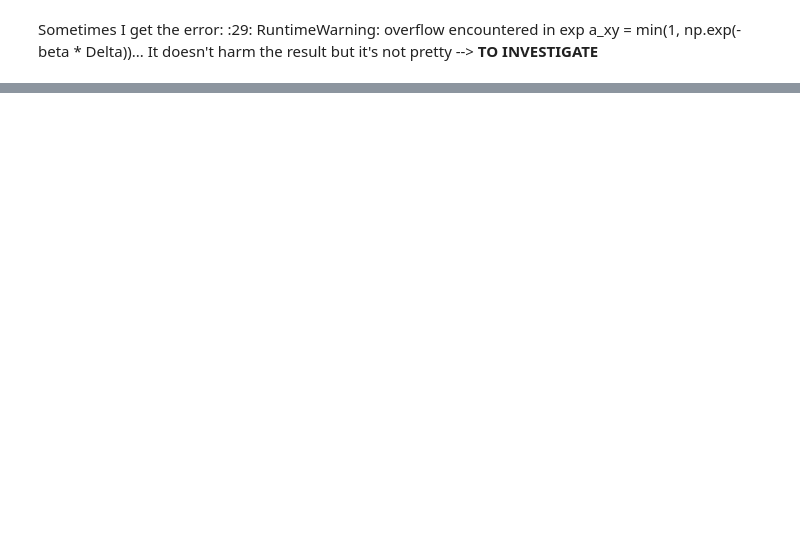
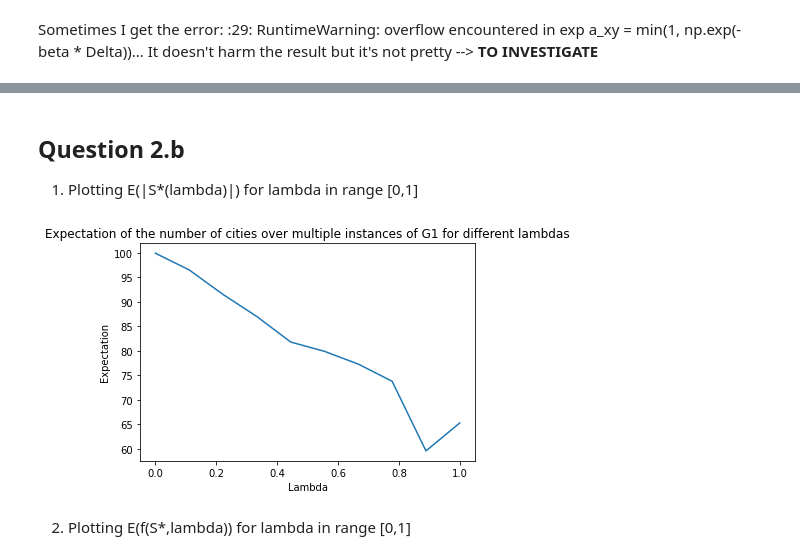
Before and after one commit to riccardocadei/Metropolis-Hastings-for-optimization, a Jupyter notebook: main.ipynb, the cells around one changed output, grey strips where cells are left out. Saved outputs shown, nothing was run; the diff lists cells and outputs as text; code cells hidden in the pictures; blank space fills up the shorter version.

```diff
--- a/main.ipynb
+++ b/main.ipynb
@@ -317,9 +325,11 @@ def forward(beta,x,params):
     #Compute Delta
     Delta = Delta_computation(beta,x,y,k,params)
 
+    if Delta < 0:
+        a_xy = 1
 
-    #Compute acceptance probability
-    a_xy = min(1, np.exp(-beta * Delta))
+    else:
+        a_xy = np.exp(-beta * Delta)
 
     #We accept the move to y with probability y and reject it with probability 1-a_xy
     move = np.random.choice([True,False],p=[a_xy, 1-a_xy])
@@ -377,3 +376,0 @@ For question 2.b.
-# %%
-def plot_b():
-    return
@@ -379,0 +494,8 @@ def plot_b():
+# %%
+def expectation_card_S(G,betas, lambda_, n_iter, n_iter_expectation):
+    list_best_S,_ = best_S(G, betas, lambda_, n_iter, n_iter_expectation)
+    E = 0
+    for elem in list_best_S:
+        E += len(elem)
+
+    return E/n_iter_expectation
@@ -379,0 +513,13 @@ def plot_b():
+# %%
+def plot_b(G, betas, n_iter, n_iter_expectation):
+
+    lambdas = np.linspace(0,1,10)
+
+    E = []
+    for lambda_ in lambdas:
+        E.append(expectation_card_S(G, betas, lambda_, n_iter, n_iter_expectation))
+
+    plt.plot(lambdas,E)
+    plt.title("Expectation of the number of cities over multiple instances of G1 for different lambdas")
+    plt.xlabel("Lambda")
+    plt.ylabel("Expectation")
@@ -429,0 +641,10 @@ Time spent on beta = 1000.000 : 2.537 sec
+# %% [markdown]
+## **Question 2.b**
+
+1) Plotting E(|S*(lambda)|) for lambda in range [0,1]
+# %%
+plot_b(G1, np.logspace(0,3,7), 2000, 10)
+# %% [output]
+[figure, added]
+# %% [markdown]
+2) Plotting E(f(S*,lambda)) for lambda in range [0,1]
```
Also changed, not shown: parts of 34 cells of this notebook.
